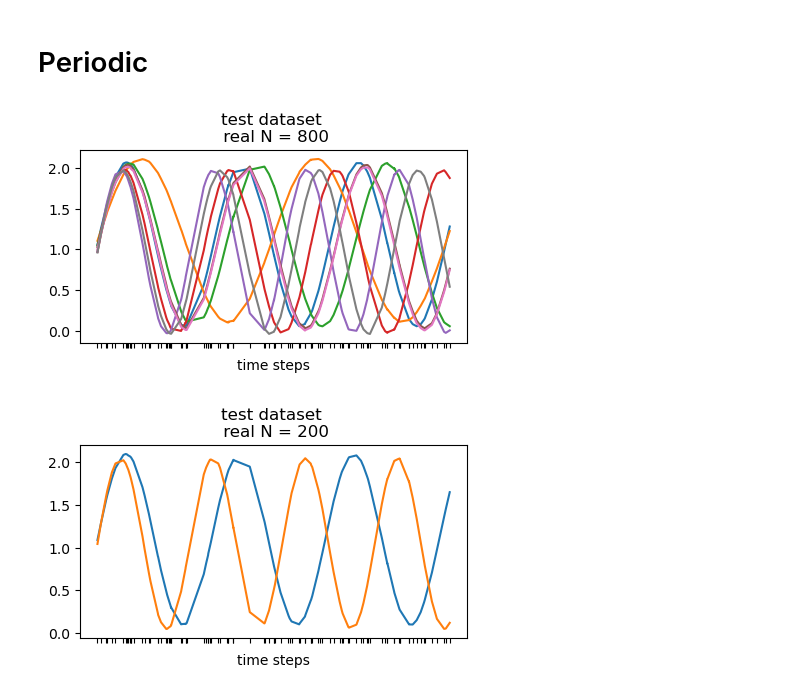
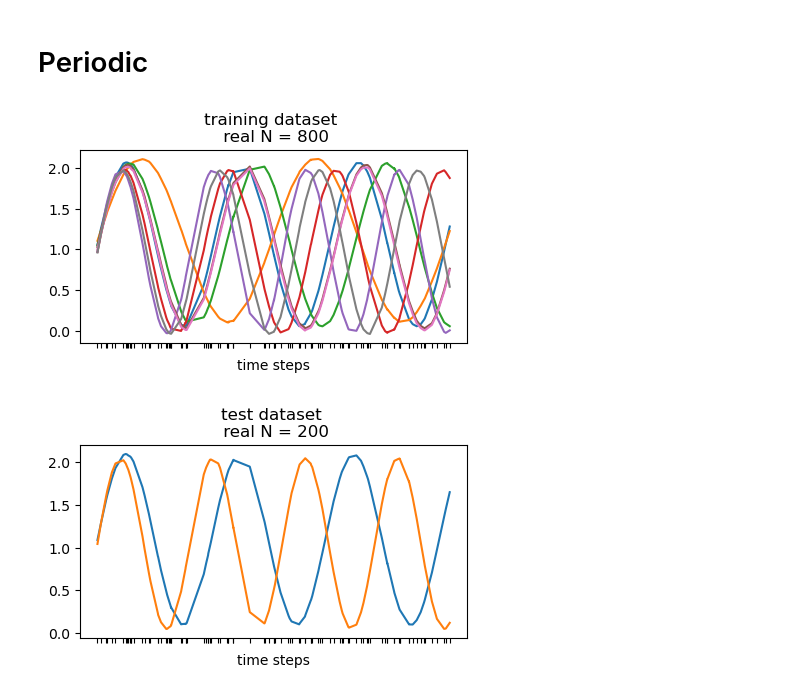
Before and after one commit to luisas/fl4tsf, a Jupyter notebook: analysis/01_dataset_visualization.ipynb, the cells around one changed output. Drawn from its saved outputs; the diff is of its cells as text; code cells hidden in the pictures.

```diff
--- a/analysis/01_dataset_visualization.ipynb
+++ b/analysis/01_dataset_visualization.ipynb
@@ -39,33 +39,33 @@ plt.xticks(time_steps, rotation=45)
 # remove labels on x axis
 plt.xticks(ticks=time_steps, labels=['']*len(time_steps))
 
 
 # draw tick marks on x axis only where there is a time step
 plt.xlabel('time steps')
-plt.title('test dataset \n real N = {}'.format(n_samples))
+plt.title('training dataset \n real N = {}'.format(n_samples))
 # put the legend outside the plot
 plt.show()
 
 # extract the first 2 from the test dataset
 n_plot = 2
 test_dataset_plot = test_dataset[0:n_plot]
 test_dataset_plot.shape
 n_samples = test_dataset.shape[0]
 # plot time steps on x and the test dataset on y
 plt.figure(figsize=(5, 2.5))
 for i in range(n_plot):
     plt.plot(time_steps, test_dataset_plot[i], label='Test Dataset {}'.format(i))
 # draw a grey vertical line at each time step
 # for t in time_steps:
 #     plt.axvline(x=t, color='gray', linewidth=0.3)
 #     # draw x tick marks at each time step inside the plot
 plt.xticks(time_steps, rotation=45)
 # remove labels on x axis
 plt.xticks(ticks=time_steps, labels=['']*len(time_steps))
 plt.xlabel('time steps')
 plt.title('test dataset \n real N = {}'.format(n_samples))
 # put the legend outside the plot
 plt.show()
 # %% [output]
-[figure, old version]
+[figure, new version]
 [figure]
```
Also changed, not shown: 15 other files.
